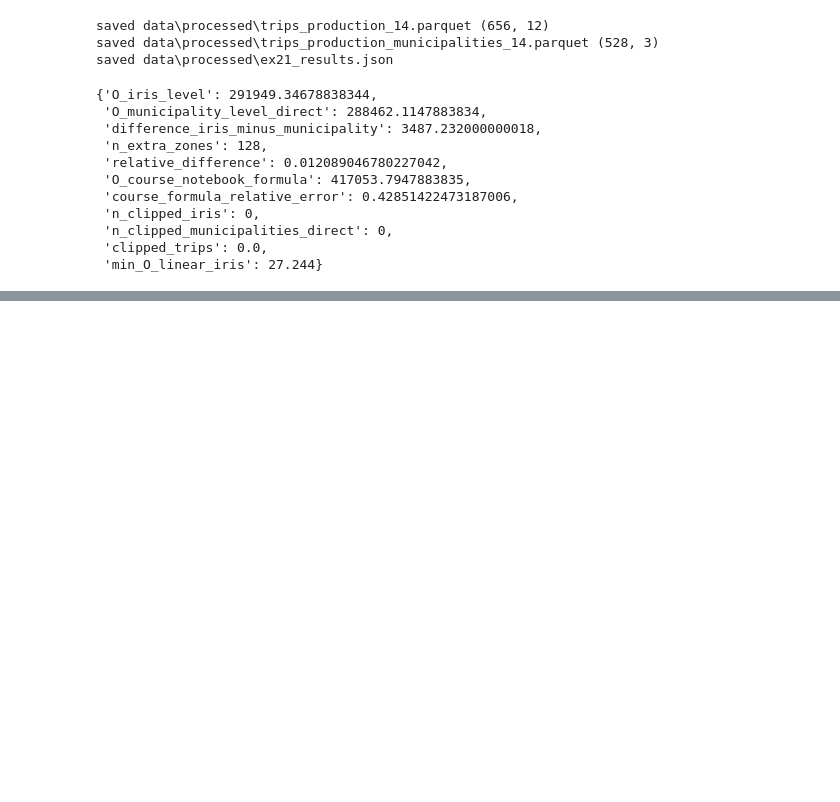
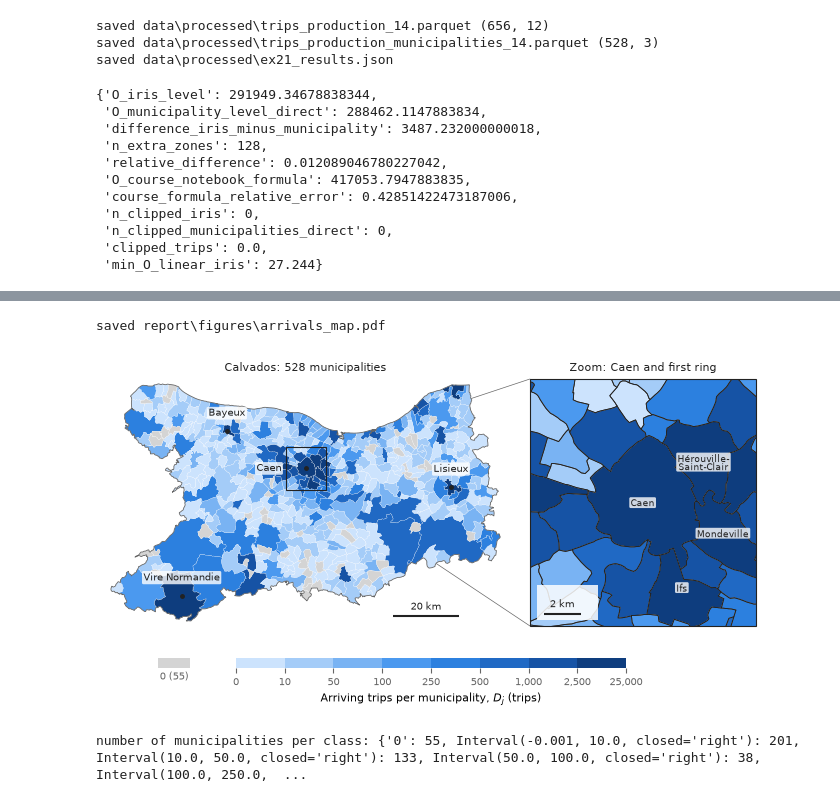
Before and after one commit to ek-popkova/uge-large-scale-models, a Jupyter notebook: notebooks/ex21_22_trip_production_attraction.ipynb, the cells around one changed output, grey strips where cells are left out. Saved outputs shown, nothing was run; the diff lists cells and outputs as text; code cells hidden in the pictures; blank space fills up the shorter version.

```diff
--- a/notebooks/ex21_22_trip_production_attraction.ipynb
+++ b/notebooks/ex21_22_trip_production_attraction.ipynb
@@ -38,7 +42,7 @@ import pandas as pd
 import geopandas as gpd
 import matplotlib as mpl
 import matplotlib.pyplot as plt
-from matplotlib.colors import BoundaryNorm, LinearSegmentedColormap
+from matplotlib.colors import BoundaryNorm, LinearSegmentedColormap, SymLogNorm
 from matplotlib.patches import ConnectionPatch, Rectangle
 from shapely.geometry import box
 
@@ -60,9 +64,13 @@ MUNICIPALITIES_GPKG = DATA_PROCESSED / "municipalities.gpkg"                  #
 EMPLOYMENT_PARQUET = DATA_PROCESSED / f"employment_{DEPARTMENT}.parquet"      # from ex13 (municipality_id, name,
                                                                               # working_inhabitants, employees,
                                                                               # difference, employed_residents_mobpro, ...)
+COMMUTES_PARQUET = DATA_PROCESSED / f"commutes_{DEPARTMENT}.parquet"          # from ex13: MOBPRO flows, home and
+                                                                              # work in the department
+RESULTS_13_JSON = DATA_PROCESSED / "ex13_results.json"                         # from ex13 (URSSAF coverage)
 TRIPS_IRIS_PARQUET = DATA_PROCESSED / f"trips_production_{DEPARTMENT}.parquet"                       # Ex. 2.1 per IRIS
 TRIPS_MUNICIPALITIES_PARQUET = DATA_PROCESSED / f"trips_production_municipalities_{DEPARTMENT}.parquet"  # Ex. 2.1 -> 2.2
 RESULTS_21_JSON = DATA_PROCESSED / "ex21_results.json"
+RESULTS_22_JSON = DATA_PROCESSED / "ex22_results.json"
 ZONES_PARQUET = DATA_PROCESSED / "zones.parquet"                              # HAND-OFF A -> B
 ZONES_PLACEHOLDER_MARKER = DATA_PROCESSED / "zones.PLACEHOLDER"
 
@@ -89,8 +97,10 @@ SPC_LABELS = TABLE_1.loc[1:8, "SPC"].to_dict()                # same labels as i
 SPC_COLUMNS = {s: f"C19_POP15P_CS{s}" for s in SPC_LABELS}    # n_{i,s} in the aggregated census
 EXAMPLE_IRIS = "140980000"   # Thue et Mue (one IRIS = whole municipality): hand-computed check of the model
 
-# Exercise 2.2: N = min(0.7 * sum_j W_j, 0.7 * sum_i O_i)
+# Exercise 2.2: N = min(0.7 * sum_j W_j, 0.7 * sum_i O_i), D_j = W_j / sum W * N, O'_i = N * O_i / sum O
 COMMUTER_SHARE = 0.7
+ATTRACTION_W = "employees"            # W_j (main result, zones.parquet): URSSAF private-sector employees 2019
+ATTRACTION_W_SENSITIVITY = "jobs_mobpro"   # sensitivity only (report): jobs at the place of work, MOBPRO RP2019
 
 # ---- Hand-off file zones.parquet (ex21_22 writes, ex23-ex32 read) --------------------------------
 # One row per municipality: municipality_id (str, unique), name (str), geometry (EPSG:2154),
@@ -145,6 +155,12 @@ TOWNS = {"14118": "Caen", "14047": "Bayeux", "14366": "Lisieux", "14762": "Vire
 CAEN_TOWNS = {"14118": "Caen", "14327": "Hérouville-\nSaint-Clair", "14437": "Mondeville", "14341": "Ifs"}  # zoom panel
 TRIPS_CLASS_EDGES = [0, 100, 250, 500, 750, 1000, 1500, 2500, 4000]   # map classes (trips per IRIS)
 TRIPS_PER_INHABITANT_EDGES = [0, 0.3, 0.4, 0.45, 0.5, 0.55, 0.65, 0.8, 6]   # map classes (trips per inhabitant)
+ARRIVALS_CLASS_EDGES = [0, 10, 50, 100, 250, 500, 1000, 2500, 25000]       # map classes (arriving trips D_j > 0)
+ZERO_COLOR = "#d4d4d4"      # zones with value 0 (no URSSAF employee): neutral grey, not part of the scale
+DIVERGING = LinearSegmentedColormap.from_list(   # as in Ex. 1.3: blue < 0 (more arrivals), red > 0 (more departures)
+    "inflow_outflow", ["#0e3d7e", "#2370cd", "#6aabf1", "#cce3fd", "#f7f7f7",
+                       "#fbd0c4", "#f08a6c", "#d6453d", "#8f1f14"])
+SYMLOG_LINTHRESH = 100       # net balance map: linear within +-100 trips, logarithmic beyond (as in Ex. 1.3)
 CAEN_ZOOM_BUFFER_M = 3000    # zoom panel: bounding box of Caen + 3 km
 
 
@@ -832,0 +966,10 @@ saved data\processed\ex21_results.json
+# %%
+gdf_D = gdf_municipalities[["municipality_id", "name", "geometry"]].merge(
+    df_D[["municipality_id", "D"]], on="municipality_id", validate="1:1")
+assert len(gdf_D) == 528 and gdf_D["D"].notna().all()
+zone_map(gdf_D, "D", "Arriving trips per municipality, $D_j$ (trips)", "arrivals_map", "municipalities",
+         edges=ARRIVALS_CLASS_EDGES, zero_label=f"0 ({attr['n_zero']})")
+# %% [output]
+saved report\figures\arrivals_map.pdf
+[figure, added]
+number of municipalities per class: {'0': 55, Interval(-0.001, 10.0, closed='right'): 201, Interval(10.0, 50.0, closed='right'): 133, Interval(50.0, 100.0, closed='right'): 38, Interval(100.0, 250.0,  ...
```
Also changed, not shown: parts of 25 cells of this notebook, 5 other files.
